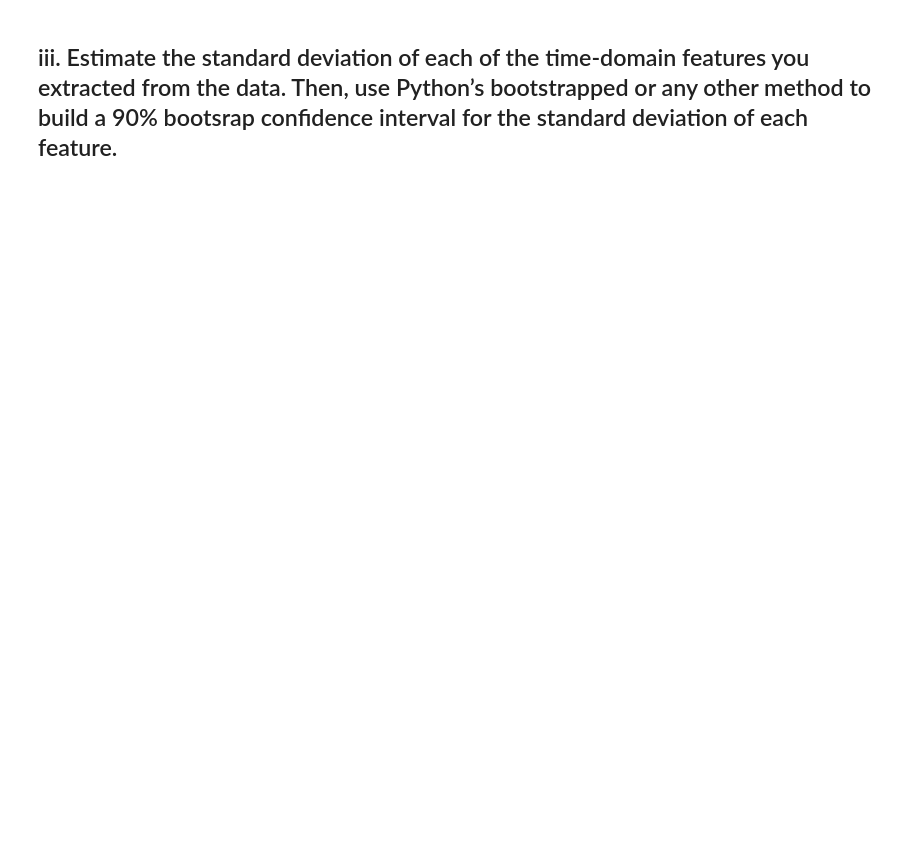
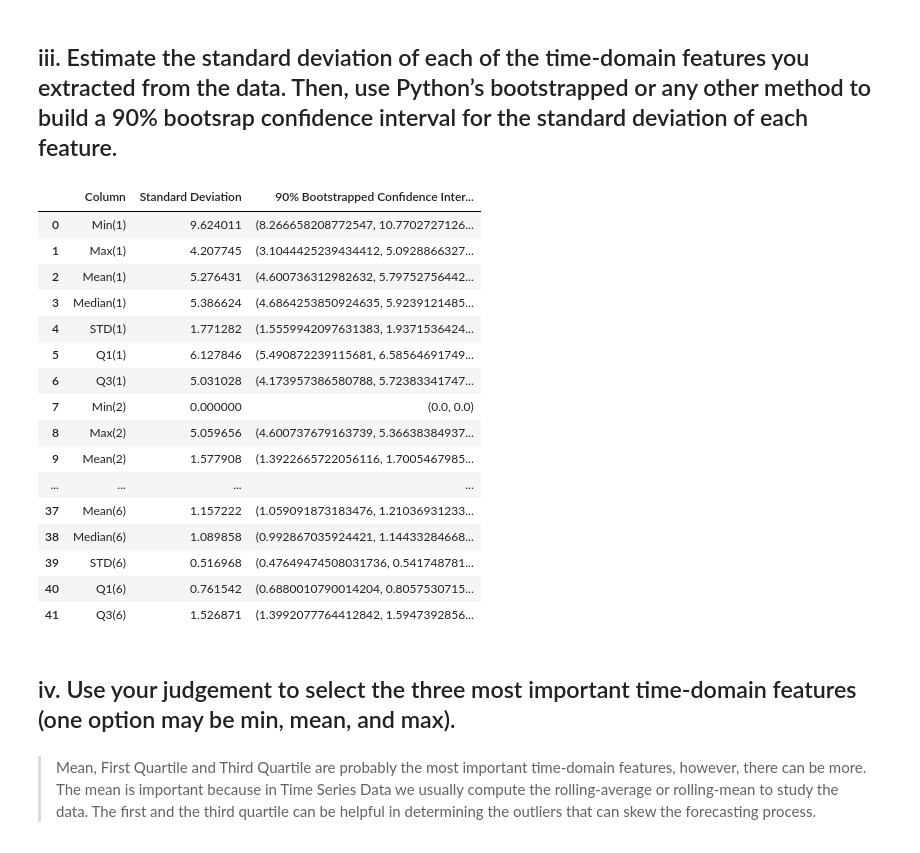
Before and after one commit to thegeorgejoseph/machine-learning, a Jupyter notebook: HW3/notebook/Joseph_George_HW3.ipynb, the cells around one changed output. Drawn from its saved outputs; the diff is of its cells as text; code cells hidden in the pictures; blank space fills up the shorter version.

```diff
--- a/HW3/notebook/Joseph_George_HW3.ipynb
+++ b/HW3/notebook/Joseph_George_HW3.ipynb
@@ -78,10 +81,11 @@ rows = []
 for i, df in enumerate(ordered_dfs):
     temp = [i + 1]
     for col in df.columns[:-1]:
-        temp = temp + [df[col].min(), df[col].max(), df[col].mean(), df[col].median(), df[col].std(), df[col].quantile(0.25), df[col].quantile(0.75)]
+        temp = temp + [df[col].astype(float).min(), df[col].astype(float).max(), df[col].astype(float).mean(), df[col].astype(float).median(), df[col].astype(float).std(), df[col].astype(float).quantile(0.25), df[col].astype(float).quantile(0.75)]
     temp.append(df.iloc[2,-1])
     rows.append(temp)
 time_domain_df = pd.DataFrame(rows,columns = cols)
+time_domain_df.dropna(inplace=True)
 # %%
 time_domain_df.head(10)
 # %% [output]
@@ -115,2 +139,36 @@ time_domain_df.tail(10)
 # %% [markdown]
 ## iii. Estimate the standard deviation of each of the time-domain features you extracted from the data. Then, use Python’s bootstrapped or any other method to build a 90% bootsrap confidence interval for the standard deviation of each feature.
+# %%
+boot_cols = ['Column', 'Standard Deviation', '90% Bootstrapped Confidence Intervals [Low, High]']
+rows = []
+for col in time_domain_df.columns[1:-1]:
+    data = (time_domain_df[col].values,)
+#     bootstrap_ci = bs.bootstrap(time_domain_df.loc[:,col].values, stat_func=bs_stats.std, alpha= 0.10)
+#     print(bootstrap_ci)
+    bootstrap_ci = bootstrap(data, np.std, confidence_level=0.9, random_state=1, method='percentile')
+    rows.append((col, time_domain_df[col].std(), bootstrap_ci.confidence_interval))
+
+ci_df = pd.DataFrame(rows, columns=boot_cols)
+ci_df
+# %% [output]
+|  | Column | Standard Deviation | 90% Bootstrapped Confidence Inter... |
+| 0 | Min(1) | 9.624011 | (8.266658208772547, 10.7702727126... |
+| 1 | Max(1) | 4.207745 | (3.1044425239434412, 5.0928866327... |
+| 2 | Mean(1) | 5.276431 | (4.600736312982632, 5.79752756442... |
+| 3 | Median(1) | 5.386624 | (4.6864253850924635, 5.9239121485... |
+| 4 | STD(1) | 1.771282 | (1.5559942097631383, 1.9371536424... |
+| 5 | Q1(1) | 6.127846 | (5.490872239115681, 6.58564691749... |
+| 6 | Q3(1) | 5.031028 | (4.173957386580788, 5.72383341747... |
+| 7 | Min(2) | 0.000000 | (0.0, 0.0) |
+| 8 | Max(2) | 5.059656 | (4.600737679163739, 5.36638384937... |
+| 9 | Mean(2) | 1.577908 | (1.3922665722056116, 1.7005467985... |
+| ... | ... | ... | ... |
+| 37 | Mean(6) | 1.157222 | (1.059091873183476, 1.21036931233... |
+| 38 | Median(6) | 1.089858 | (0.992867035924421, 1.14433284668... |
+| 39 | STD(6) | 0.516968 | (0.47649474508031736, 0.541748781... |
+| 40 | Q1(6) | 0.761542 | (0.6880010790014204, 0.8057530715... |
+| 41 | Q3(6) | 1.526871 | (1.3992077764412842, 1.5947392856... |
+# %% [markdown]
+## iv. Use your judgement to select the three most important time-domain features (one option may be min, mean, and max).
+# %% [markdown]
+> Mean, First Quartile and Third Quartile are probably the most important time-domain features, however, there can be more. The mean is important because in Time Series Data we usually compute the rolling-average or rolling-mean to study the data. The first and the third quartile can be helpful in determining the outliers that can skew the forecasting process.
```
Also changed, not shown: parts of 11 cells of this notebook.
